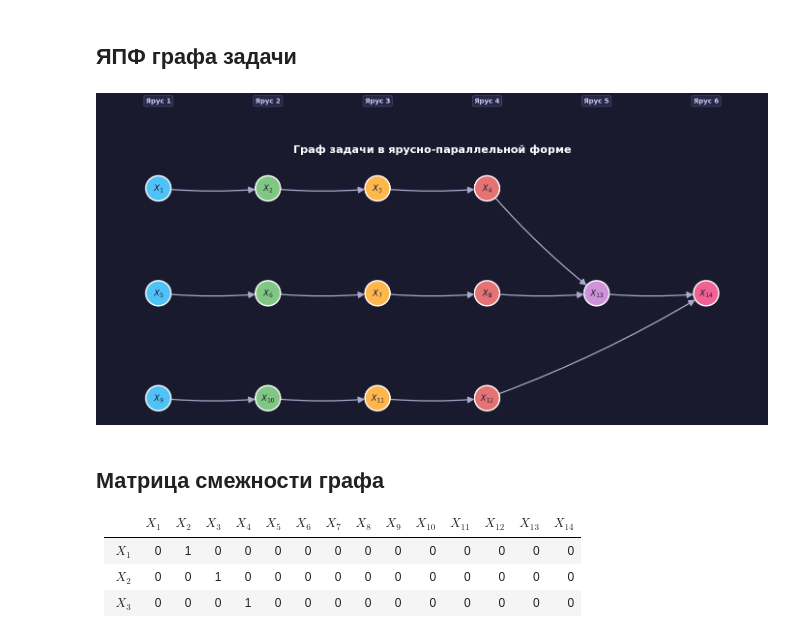
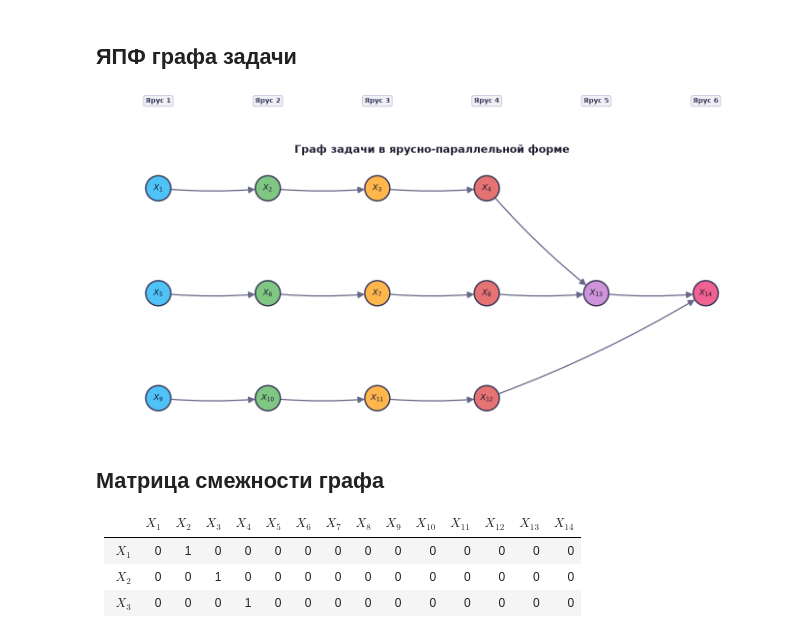
Before and after one commit to n0emo/uni, a Jupyter notebook: bachelors/term-8/information-system-architecture/lab-6/lab.ipynb, the cells around one changed output. Drawn from its saved outputs; the diff is of its cells as text; code cells hidden in the pictures.

Commit message:
information-system-architecture: draw lab 6's graph on white
The tiered task graph was drawn on a near-black background, which reads
as a dark rectangle in a printed report. Also drops the one-off
"Matplotlib is building the font cache" stderr line the re-run left.

Co-Authored-By: Claude Opus 5 <noreply@anthropic.com>

```diff
--- a/bachelors/term-8/information-system-architecture/lab-6/lab.ipynb
+++ b/bachelors/term-8/information-system-architecture/lab-6/lab.ipynb
@@ -179,8 +179,8 @@ tier_colors = {
 node_colors = [tier_colors[layers[n]] for n in G.nodes()]
 
 fig, ax = plt.subplots(figsize=(14, 7))
-fig.patch.set_facecolor("#1a1a2e")
-ax.set_facecolor("#1a1a2e")
+fig.patch.set_facecolor("white")
+ax.set_facecolor("white")
 
 nx.draw_networkx_edges(
     G,
@@ -189,7 +189,7 @@ nx.draw_networkx_edges(
     arrows=True,
     arrowstyle="-|>",
     arrowsize=20,
-    edge_color="#aaaacc",
+    edge_color="#666688",
     width=1.8,
     connectionstyle="arc3,rad=0.05",
     node_size=1400,
@@ -202,7 +202,7 @@ nx.draw_networkx_nodes(
     node_color=node_colors,
     node_size=1400,
     linewidths=2,
-    edgecolors="white",
+    edgecolors="#333355",
 )
 
 labels = {n: f"$X_{{{n}}}$" for n in G.nodes()}
@@ -216,38 +216,38 @@ nx.draw_networkx_labels(
     font_weight="bold",
 )
 
 for layer, nodes in tier_nodes.items():
     x = layer * 2.5
     ax.text(
         x,
         3.6,
         f"Ярус {layer + 1}",
         ha="center",
         va="bottom",
         fontsize=10,
-        color="#ccccee",
+        color="#333355",
         fontweight="bold",
         bbox=dict(
             boxstyle="round,pad=0.3",
-            facecolor="#2a2a4e",
-            edgecolor="#555577",
+            facecolor="#eeeef5",
+            edgecolor="#aaaacc",
             alpha=0.8,
         ),
     )
 
 ax.set_title(
     "Граф задачи в ярусно-параллельной форме",
     fontsize=16,
-    color="white",
+    color="#1a1a2e",
     fontweight="bold",
     pad=20,
 )
 ax.axis("off")
 
 plt.tight_layout()
 plt.show()
 # %% [output]
-[figure, old version]
+[figure, new version]
 # %% [markdown]
 ## Матрица смежности графа
 
```
